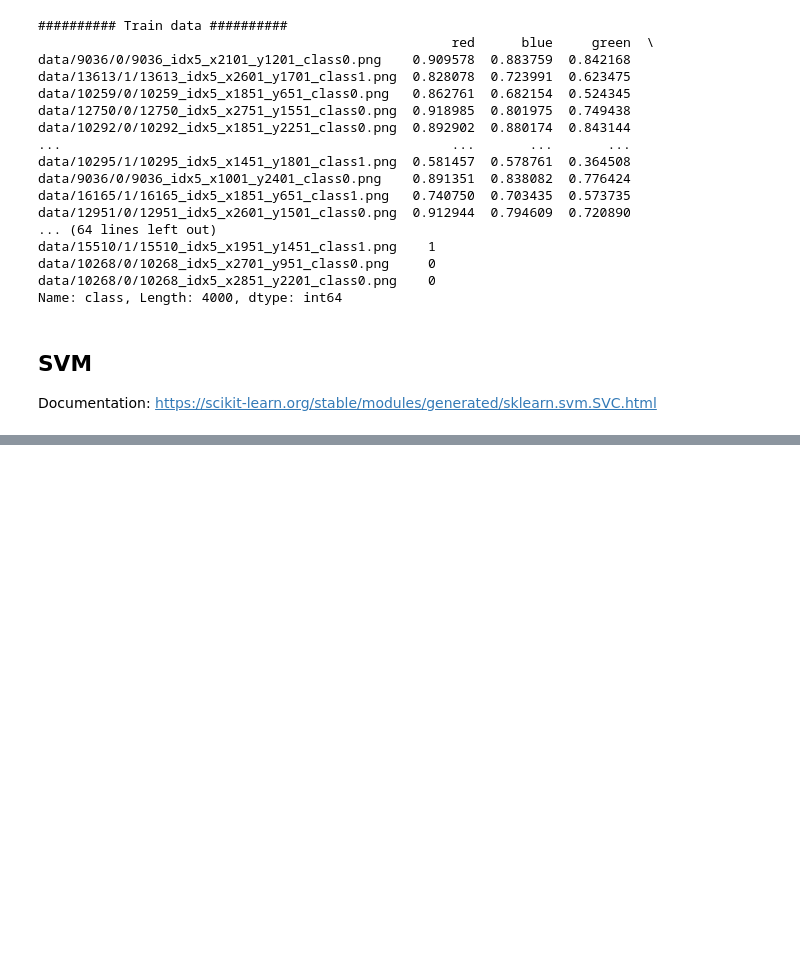
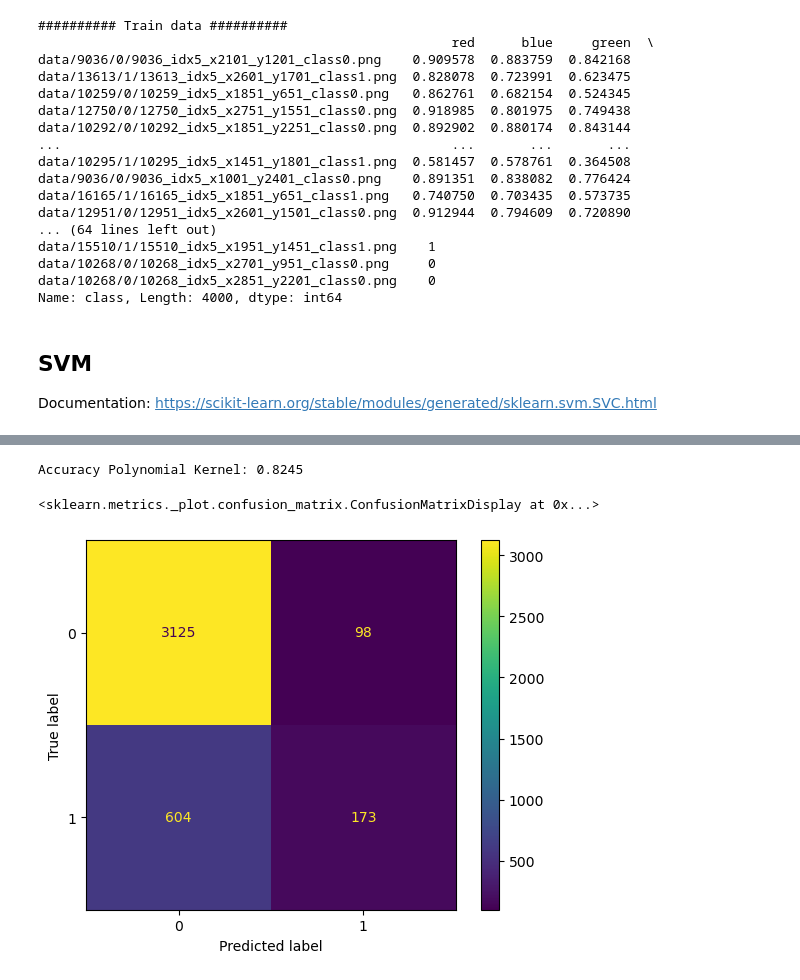
Before and after one commit to fredrikSveen/MALIS_project, a Jupyter notebook: ML_fun.ipynb, the cells around one changed output, grey strips where cells are left out. Drawn from its saved outputs; the diff is of its cells as text; code cells hidden in the pictures; blank space fills up the shorter version.

```diff
--- a/ML_fun.ipynb
+++ b/ML_fun.ipynb
@@ -100,0 +119,16 @@ Confusion matrix linear kernel:
+# %%
+# Polynomial
+poly = svm.SVC(kernel='poly', degree=3, gamma='scale', C=100, decision_function_shape='ovo').fit(X_train, y_train)
+
+# Accuracy
+poly_pred = poly.predict(X_test)
+accuracy_poly = poly.score(X_test, y_test)
+print('Accuracy Polynomial Kernel:', accuracy_poly)
+
+# Confusion matrix
+cm_poly = confusion_matrix(y_test, poly_pred)
+ConfusionMatrixDisplay.from_predictions(y_test,poly_pred)
+# %% [output]
+Accuracy Polynomial Kernel: 0.8245
+<sklearn.metrics._plot.confusion_matrix.ConfusionMatrixDisplay at 0x...>
+[figure, added]
```
Also changed, not shown: parts of 4 cells of this notebook, 2 other files.
